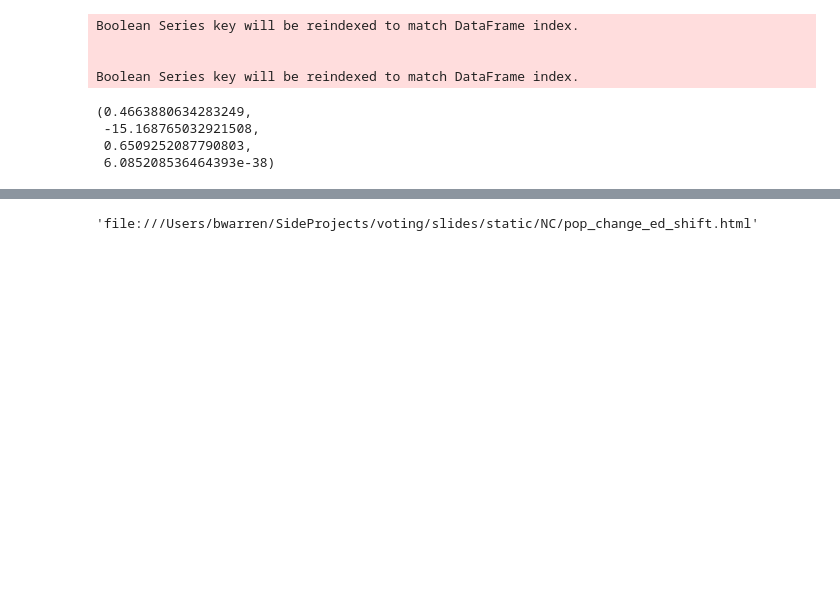
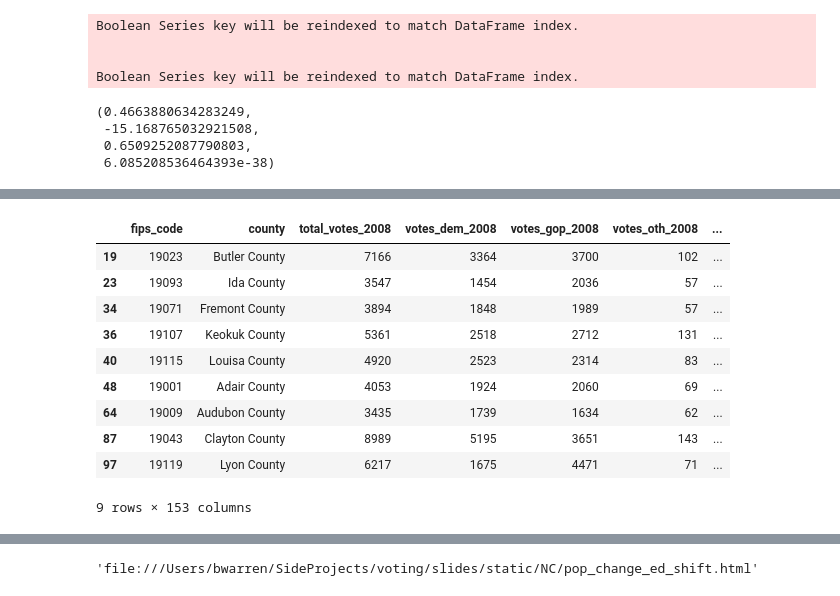
Before and after one commit to bwarren2/voting_2016, a Jupyter notebook: viz.ipynb, the cells around one changed output, grey strips where cells are left out. Cells and saved outputs as stored; diff of their text form; code cells hidden in the pictures; blank space fills up the shorter version.

```diff
--- a/viz.ipynb
+++ b/viz.ipynb
@@ -109,7 +109,7 @@ https://apnews.com/ee19ceb7cf0d4af4ab73c393708148bf
 # %% [markdown]
 # State Analysis
 # %%
-states = ['WI', 'MN']
+states = ['IA']
 state_static_dir = static_dir + "_".join(states) + '/'
 mydf = df[df.state_abbr.isin(states)]
 
@@ -139,3 +139,6 @@ def color_winner(x):
 
 mydf['color'] = mydf.apply(color_winner, axis=1)
 difference = mydf['change_in_net_r_votes'].sum()
+# %%
+pd.options.display.max_rows=200
+mydf[['fips_code', 'dem_percent_increase', 'rep_percent_increase']]
@@ -375,0 +467,14 @@ Boolean Series key will be reindexed to match DataFrame index.
+# %%
+mydf[mydf['Rural_urban_continuum_code_2013'] == 8.0]
+# %% [output]
+|  | fips_code | county | total_votes_2008 | votes_dem_2008 | votes_gop_2008 | votes_oth_2008 | ... |
+| 19 | 19023 | Butler County | 7166 | 3364 | 3700 | 102 | ... |
+| 23 | 19093 | Ida County | 3547 | 1454 | 2036 | 57 | ... |
+| 34 | 19071 | Fremont County | 3894 | 1848 | 1989 | 57 | ... |
+| 36 | 19107 | Keokuk County | 5361 | 2518 | 2712 | 131 | ... |
+| 40 | 19115 | Louisa County | 4920 | 2523 | 2314 | 83 | ... |
+| 48 | 19001 | Adair County | 4053 | 1924 | 2060 | 69 | ... |
+| 64 | 19009 | Audubon County | 3435 | 1739 | 1634 | 62 | ... |
+| 87 | 19043 | Clayton County | 8989 | 5195 | 3651 | 143 | ... |
+| 97 | 19119 | Lyon County | 6217 | 1675 | 4471 | 71 | ... |
+9 rows × 153 columns
```
Also changed, not shown: parts of 4 cells of this notebook, 25 other files.
